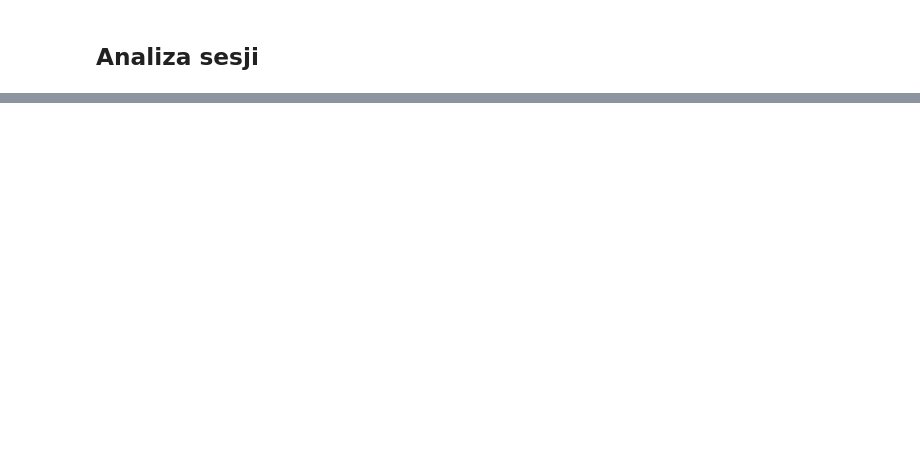
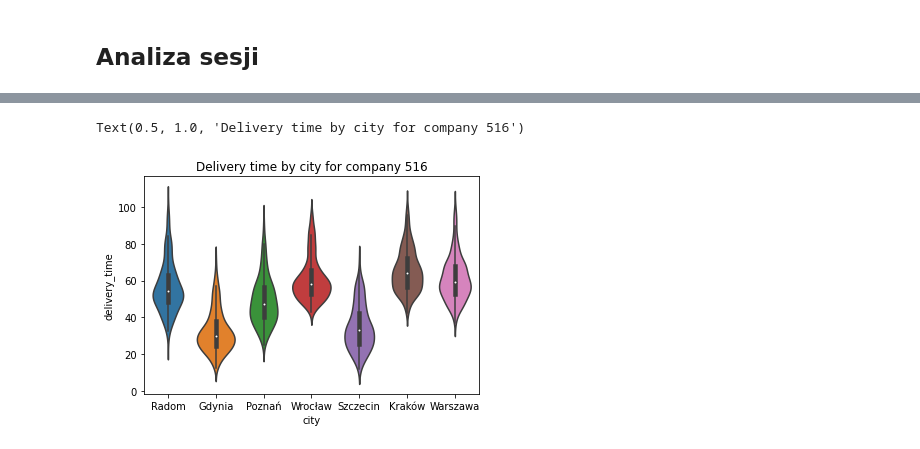
Before and after one commit to jakubZiel/AI-Engineering, a Jupyter notebook: notebooks/data_analysis.ipynb, the cells around one changed output, grey strips where cells are left out. Cells and saved outputs as stored; diff of their text form; code cells hidden in the pictures; blank space fills up the shorter version.

```diff
--- a/notebooks/data_analysis.ipynb
+++ b/notebooks/data_analysis.ipynb
@@ -407,0 +632,6 @@ ponieważ, kończy się weekend. Warto wziąć to pod uwagę.
+# %%
+cmp516_plot = sbn.violinplot(data=clearedDF[clearedDF.delivery_company == 516], x='city', y='delivery_time', order=cityOrder)
+cmp516_plot.set_title("Delivery time by city for company 516")
+# %% [output]
+Text(0.5, 1.0, 'Delivery time by city for company 516')
+[figure, added]
```
Also changed, not shown: parts of 55 cells of this notebook, 7 other files.
